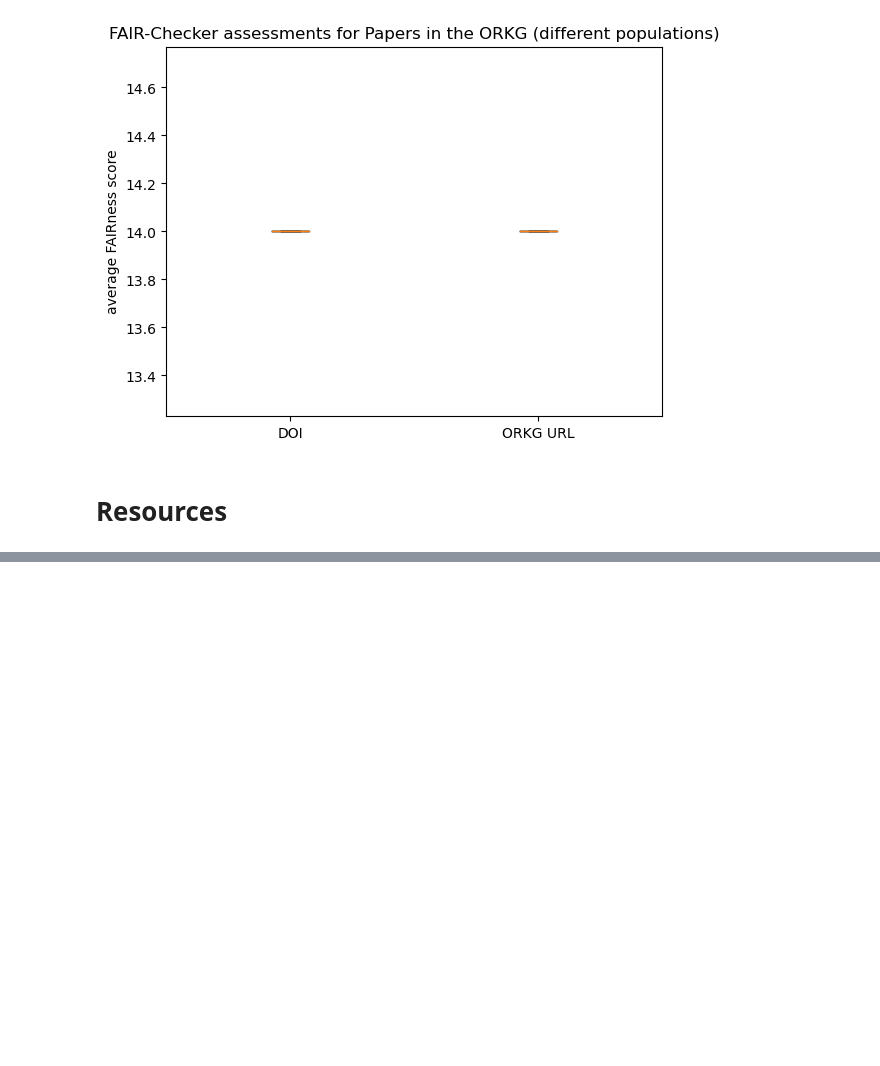
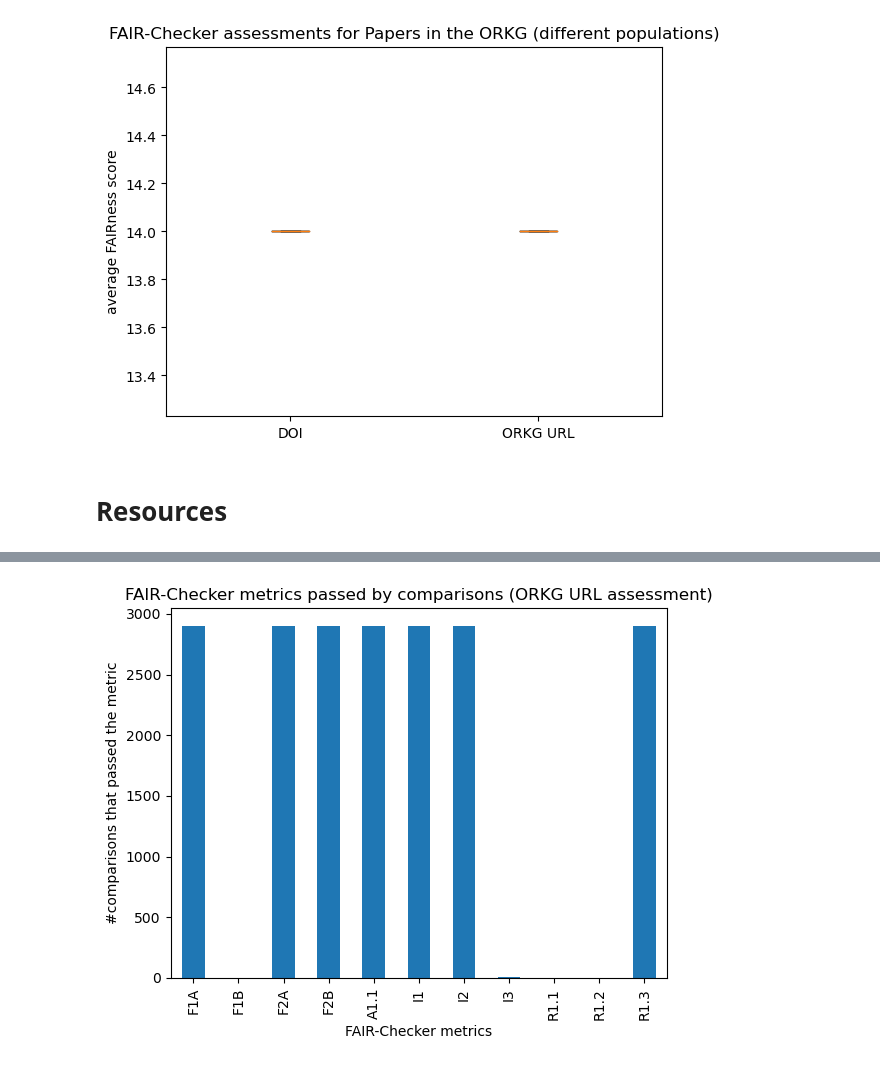
Before and after one commit to mwurzbacher/FAIRness-assessment-tools-evaluation-using-ORKG, a Jupyter notebook: FAIR_Checker_evaluation.ipynb, the cells around one changed output, grey strips where cells are left out. Cells and saved outputs as stored; diff of their text form; code cells hidden in the pictures; blank space fills up the shorter version.

Commit message:
assessed resource data + resource data evaluation

```diff
--- a/FAIR_Checker_evaluation.ipynb
+++ b/FAIR_Checker_evaluation.ipynb
@@ -974,0 +1044,5 @@ plt.show()
+# %%
+resource_sample_df = pd.read_pickle("assessed_data/resource_df_FAIRChecker_assessment_2023-04-05.pkl")
+print(resource_sample_df["assessment_status_code"].value_counts())
+resource_sample_df = resource_sample_df[resource_sample_df["assessment_status_code"] == 200].reset_index(drop=True)
+resource_sample_df
@@ -974,0 +1067,19 @@ plt.show()
+# %%
+assessment_resource_df = pd.DataFrame()
+
+resources = list(chain.from_iterable([[x]*11 for x in resource_sample_df['resources']]))
+assessment_resource_df['resource'] = resources
+
+types_rsrcs = list(chain.from_iterable([[x]*11 for x in resource_sample_df['type_rsrc']]))
+assessment_resource_df["type_rsrc"] = types_rsrcs
+
+types_others = list(chain.from_iterable([[x]*11 for x in resource_sample_df['type_other']]))
+assessment_resource_df["type_other"] = types_others
+
+metrics = list(chain.from_iterable([get_metrics_from_result(assessment_result=x) for x in resource_sample_df['FAIR_assessment']]))
+assessment_resource_df['metric'] = metrics
+
+scores = list(chain.from_iterable([get_scores_from_result(assessment_result=x) for x in resource_sample_df['FAIR_assessment']]))
+assessment_resource_df['score'] = scores
+
+assessment_resource_df
@@ -974,0 +1156,18 @@ plt.show()
+# %%
+metric_assessment_resource_df = assessment_resource_df
+aggregate_funcs = {"score": "sum"}
+metric_assessment_resource_df = metric_assessment_resource_df.groupby("metric").agg(aggregate_funcs).reset_index()
+metric_assessment_resource_df["score"] = metric_assessment_resource_df["score"] / 2
+
+metric_assessment_resource_df['metric'] = pd.Categorical(metric_assessment_resource_df['metric'], ["F1A", "F1B", "F2A", "F2B", "A1.1", "I1", "I2", "I3", "R1.1", "R1.2", "R1.3"])
+metric_assessment_resource_df = metric_assessment_resource_df.sort_values('metric')
+
+metric_assessment_resource_df["score"].plot(kind="bar")
+locs, labels = plt.xticks()
+plt.xticks(locs, ["F1A", "F1B", "F2A", "F2B", "A1.1", "I1", "I2", "I3", "R1.1", "R1.2", "R1.3"])
+plt.title("FAIR-Checker metrics passed by comparisons (ORKG URL assessment)")
+plt.ylabel("#comparisons that passed the metric")
+plt.xlabel("FAIR-Checker metrics")
+plt.show()
+# %% [output]
+[figure, added]
```
Also changed, not shown: parts of 10 cells of this notebook, 1 other file.
